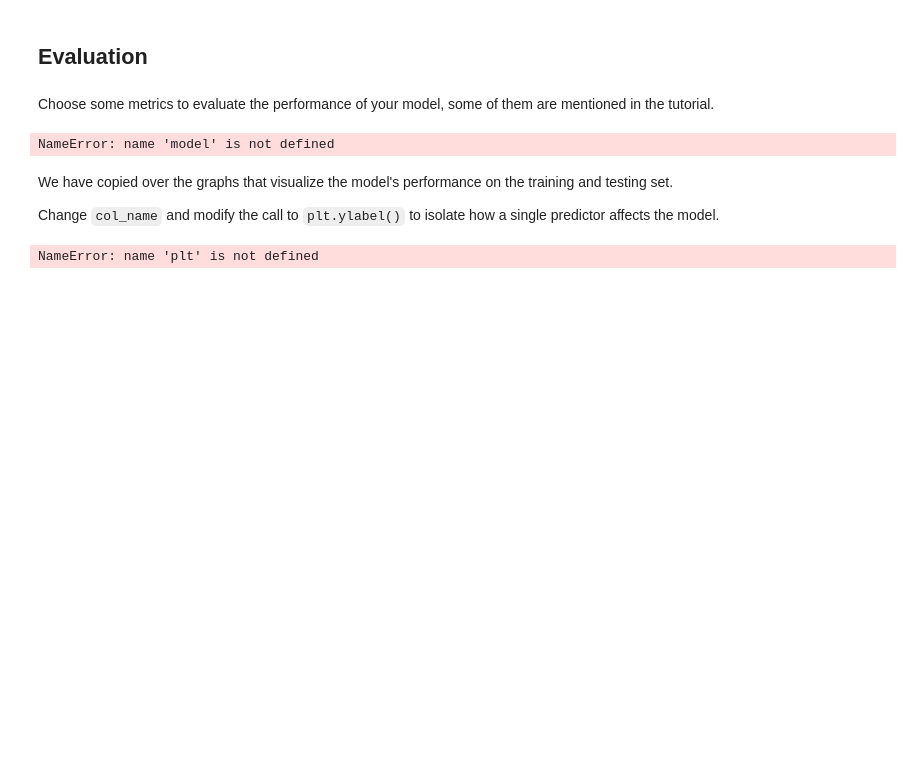
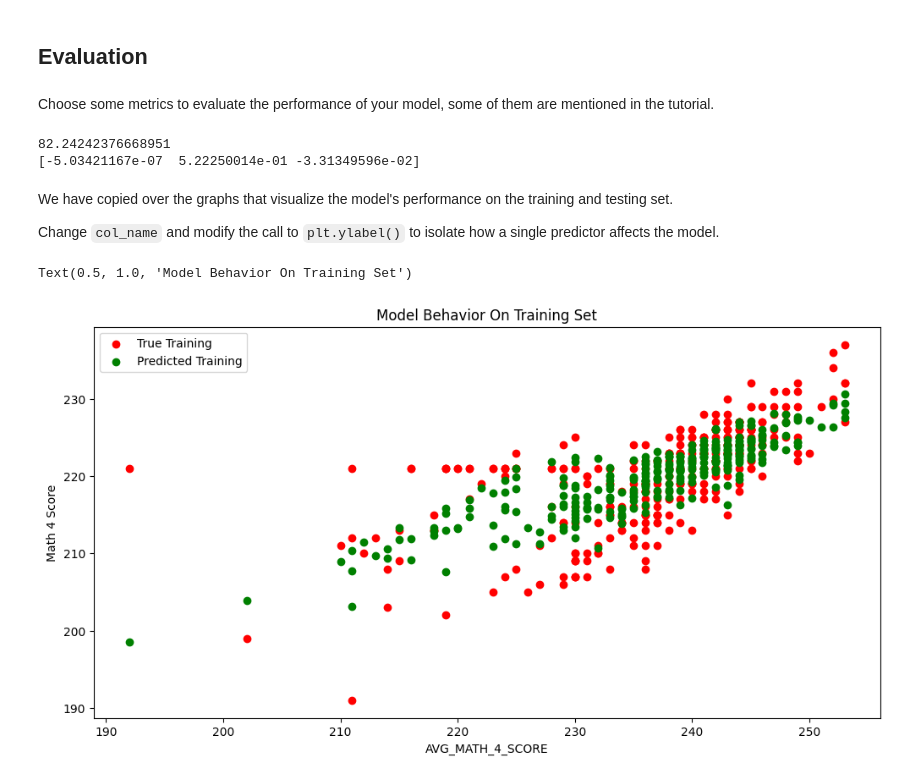
Before and after one commit to eblando12/MDST-Tutorial, a Jupyter notebook: tutorial1/checkpoint1.ipynb, the cells around one changed output. Cells and saved outputs as stored; diff of their text form; code cells hidden in the pictures; blank space fills up the shorter version.

```diff
--- a/tutorial1/checkpoint1.ipynb
+++ b/tutorial1/checkpoint1.ipynb
@@ -166,3 +181,4 @@ from sklearn.model_selection import train_test_split
 # %%
-X = df[['ENROLL_8','AVG_MATH_8_SCORE','AVG_MATH_4_SCORE']].dropna()
+X = df[['FEDERAL_REVENUE','AVG_MATH_8_SCORE','AVG_MATH_4_SCORE']].dropna()
 y = df.loc[X.index]['AVG_READING_4_SCORE']
+y.fillna(y.median(), inplace=True)
@@ -196,22 +209,24 @@ Choose some metrics to evaluate the performance of your model, some of them are
 print(model.intercept_)
 print(model.coef_)
 # %% [output]
-NameError: name 'model' is not defined
+82.24242376668951
+[-5.03421167e-07  5.22250014e-01 -3.31349596e-02]
 # %% [markdown]
 We have copied over the graphs that visualize the model's performance on the training and testing set.
 
 Change `col_name` and modify the call to `plt.ylabel()` to isolate how a single predictor affects the model.
 # %%
-col_name = 'AVG_READING_4_SCORE'
+col_name = 'AVG_MATH_4_SCORE'
 
 f = plt.figure(figsize=(12,6))
 plt.scatter(X_train[col_name], y_train, color = "red")
 plt.scatter(X_train[col_name], model.predict(X_train), color = "green")
 
 plt.legend(['True Training','Predicted Training'])
 plt.xlabel(col_name)
-plt.ylabel('AVG_READING_4_SCORE')
+plt.ylabel('Math 4 Score')
 plt.title("Model Behavior On Training Set")
 # %% [output]
-NameError: name 'plt' is not defined
+Text(0.5, 1.0, 'Model Behavior On Training Set')
+[figure, added]
 # %%
```
Also changed, not shown: parts of 7 cells of this notebook.
